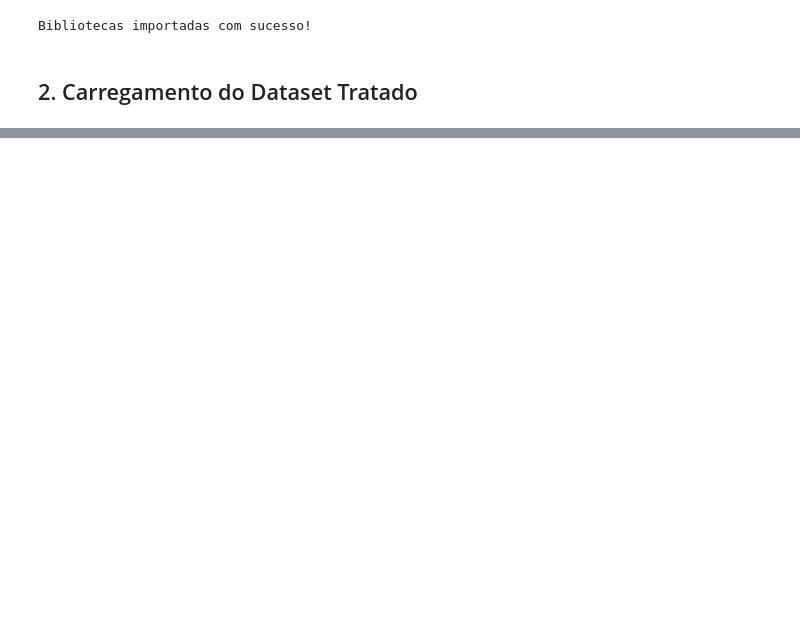
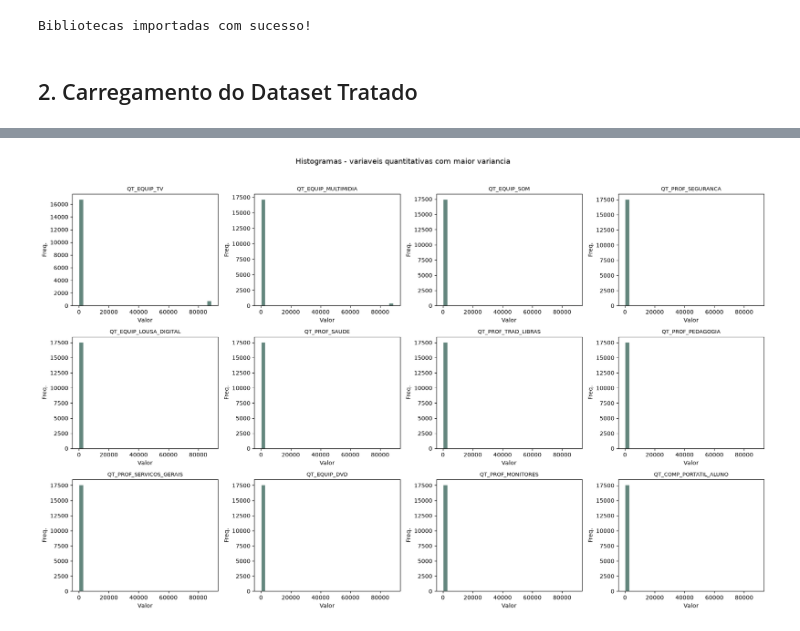
Before and after one commit to presley-rocha/Aprendizagem_de_maquina_supervisionado_POS_DATASCIENCE_SENAC, a Jupyter notebook: 2_NoteBooks_Etapas_Projeto/04.Visualizacao_dos_dados.ipynb, the cells around one changed output, grey strips where cells are left out. Cells and saved outputs as stored; diff of their text form; code cells hidden in the pictures; blank space fills up the shorter version.

```diff
--- a/2_NoteBooks_Etapas_Projeto/04.Visualizacao_dos_dados.ipynb
+++ b/2_NoteBooks_Etapas_Projeto/04.Visualizacao_dos_dados.ipynb
@@ -537,0 +207,29 @@ def visualizarDados(dados):
+# %%
+def visualizarHistogramasQuantitativas(dados, colunas_quantitativas, top_n=12):
+    colunas = sorted(
+        colunas_quantitativas,
+        key=lambda c: dados[c].var(),
+        reverse=True
+    )[:top_n]
+
+    fig, axes = plt.subplots(3, 4, figsize=(18, 11))
+    axes = axes.flatten()
+
+    for ax, col in zip(axes, colunas):
+        serie = dados[col].dropna()
+        ax.hist(serie, bins=30, color='#52796f', edgecolor='white', alpha=0.9)
+        ax.set_title(col, fontsize=9)
+        ax.set_xlabel('Valor')
+        ax.set_ylabel('Freq.')
+
+    for ax in axes[len(colunas):]:
+        ax.axis('off')
+
+    plt.suptitle('Histogramas - variaveis quantitativas com maior variancia', y=1.02, fontsize=13)
+    plt.tight_layout()
+    plt.savefig(CAMINHO_IMAGENS / 'histogramas_variaveis_quantitativas.png', dpi=150, bbox_inches='tight')
+    plt.show()
+
+visualizarHistogramasQuantitativas(df, quantitativas)
+# %% [output]
+[figure, added]
```
Also changed, not shown: parts of 43 cells of this notebook, 14 other files.
